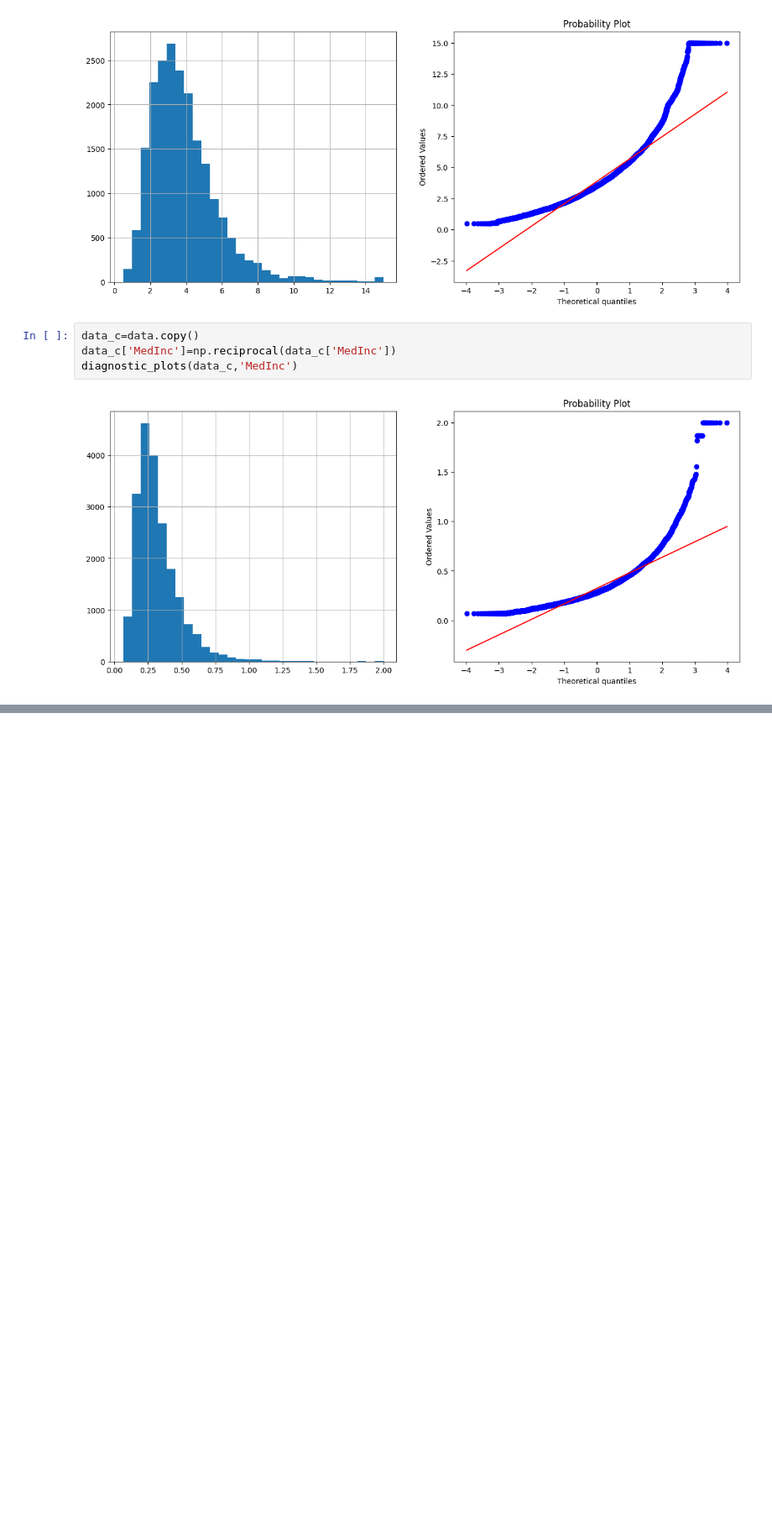
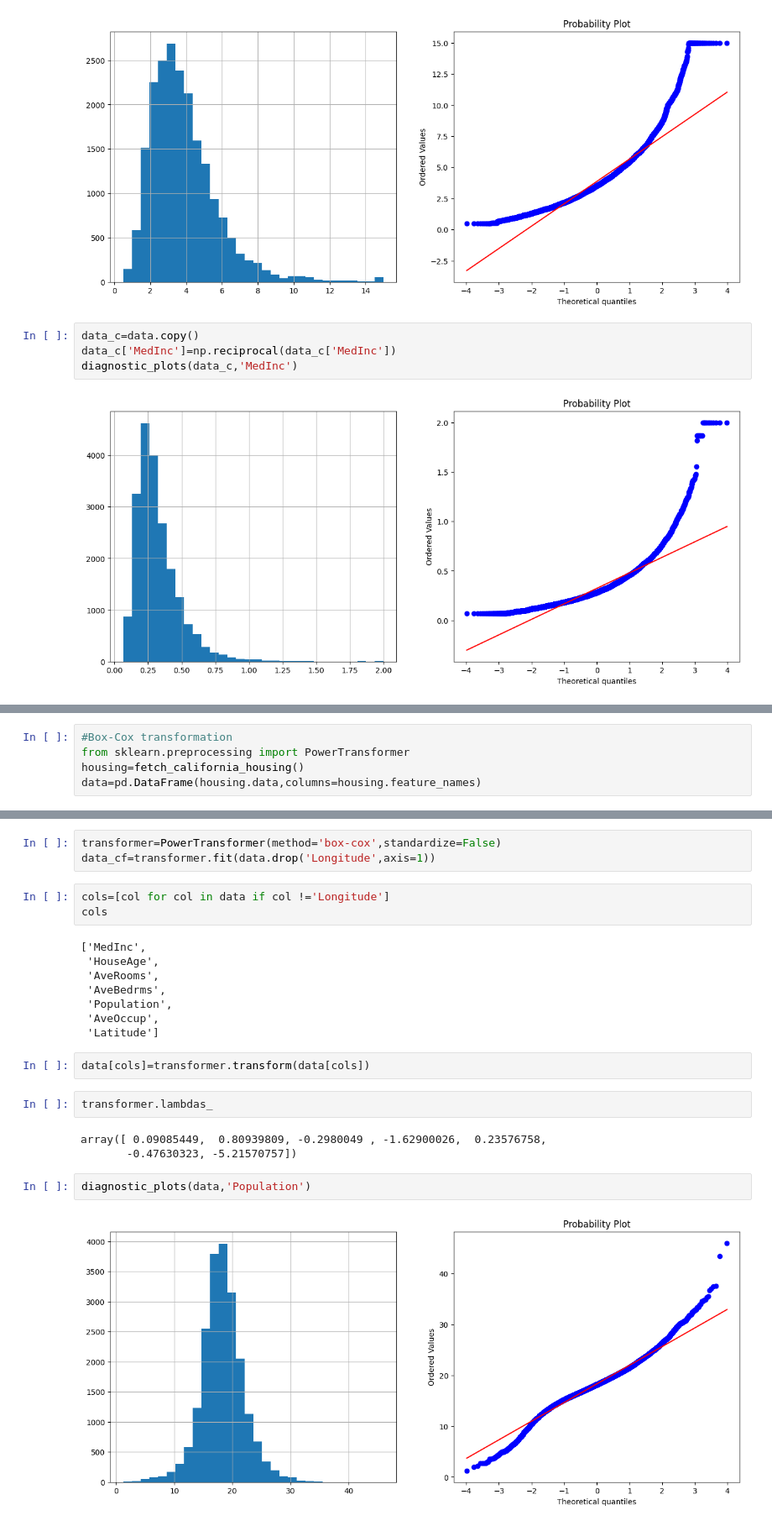
Before and after one commit to Chirag314/Feature-Engineering, a Jupyter notebook: Feature_Engineering_practise.ipynb, the cells around one changed output, grey strips where cells are left out. Shown at 84% size. Saved outputs shown, nothing was run; the diff lists cells and outputs as text; blank space fills up the shorter version.

```diff
--- a/Feature_Engineering_practise.ipynb
+++ b/Feature_Engineering_practise.ipynb
@@ -1193,0 +1258,5 @@ diagnostic_plots(data_c,'MedInc')
+# %%
+#Box-Cox transformation
+from sklearn.preprocessing import PowerTransformer
+housing=fetch_california_housing()
+data=pd.DataFrame(housing.data,columns=housing.feature_names)
@@ -1193,0 +1275,25 @@ diagnostic_plots(data_c,'MedInc')
+# %%
+transformer=PowerTransformer(method='box-cox',standardize=False)
+data_cf=transformer.fit(data.drop('Longitude',axis=1))
+# %%
+cols=[col for col in data if col !='Longitude']
+cols
+# %% [output]
+['MedInc',
+ 'HouseAge',
+ 'AveRooms',
+ 'AveBedrms',
+ 'Population',
+ 'AveOccup',
+ 'Latitude']
+# %%
+data[cols]=transformer.transform(data[cols])
+# %%
+transformer.lambdas_
+# %% [output]
+array([ 0.09085449,  0.80939809, -0.2980049 , -1.62900026,  0.23576758,
+       -0.47630323, -5.21570757])
+# %%
+diagnostic_plots(data,'Population')
+# %% [output]
+[figure, added]
```
Also changed, not shown: parts of 16 cells of this notebook.
